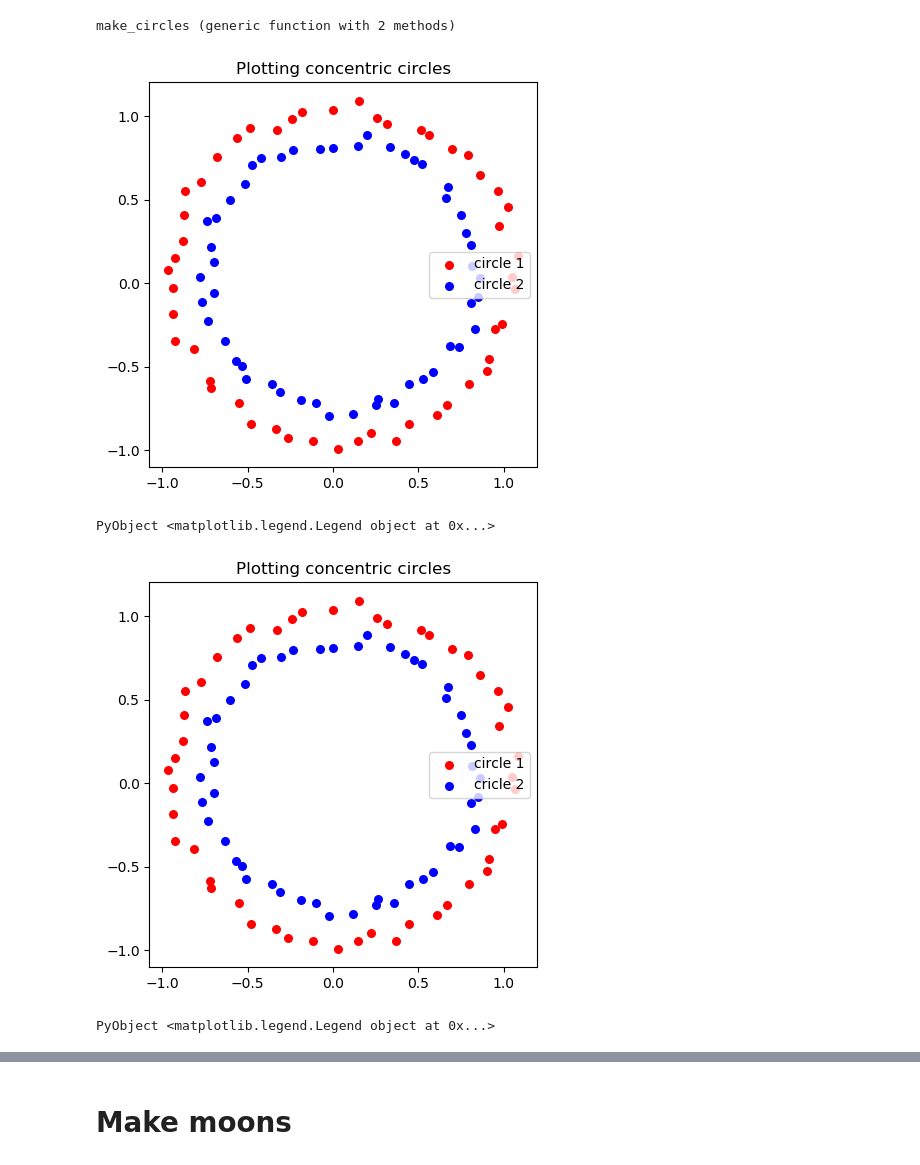
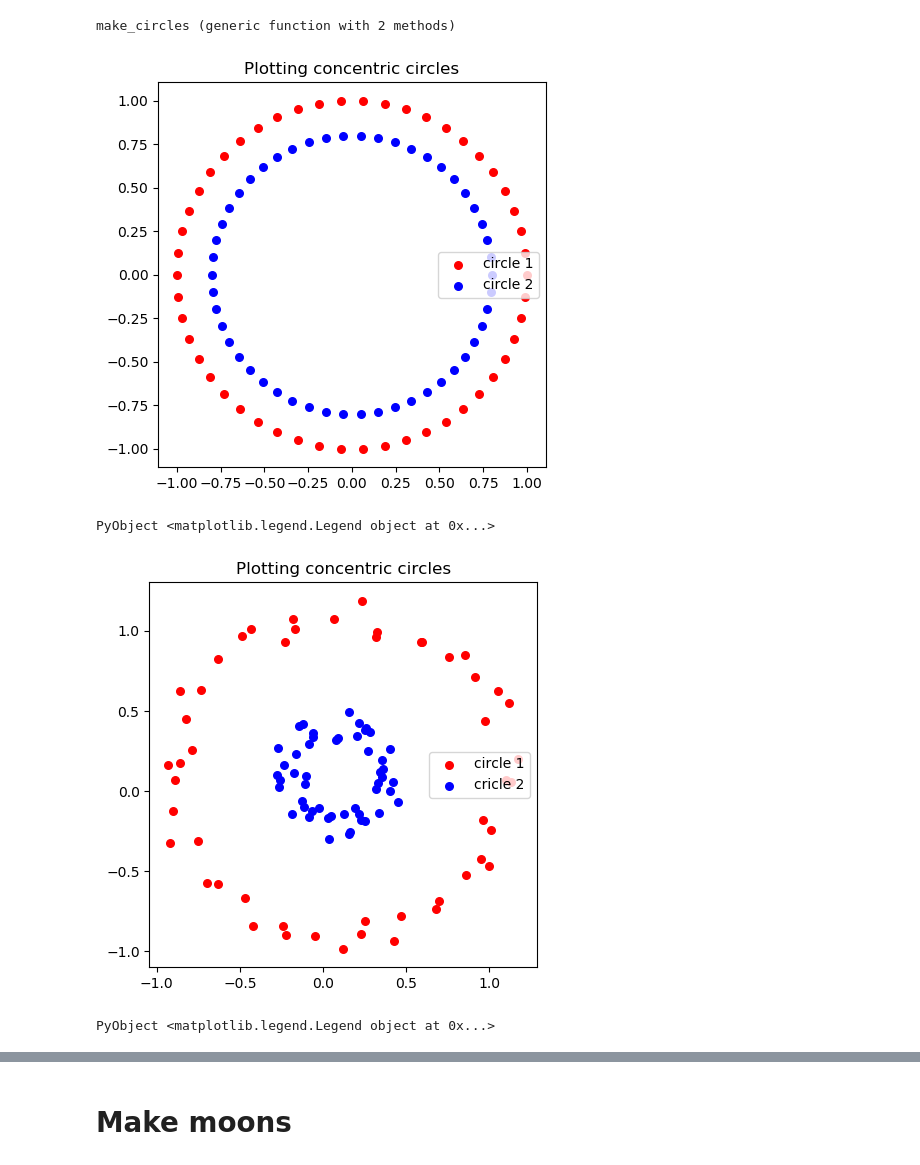
Before and after one commit to davidbp/MulticlassPerceptron.jl, a Jupyter notebook: notebooks/learning_tests.ipynb, the cells around one changed output, grey strips where cells are left out. Cells and saved outputs as stored; diff of their text form; code cells hidden in the pictures.

```diff
--- a/notebooks/learning_tests.ipynb
+++ b/notebooks/learning_tests.ipynb
@@ -13,6 +14,7 @@ normal_sample(n_features, mu, var) = mu .+ sqrt(var) .* randn(n_features)
 normal_sample (generic function with 1 method)
 # %%
 maxval = 10
+n_features = 2
 uniform_sample_in_zero_maxval(n_features, maxval)
 # %% [output]
 2-element Array{Float64,1}:
@@ -203,5 +197,5 @@ X,y = make_circles(100);
 # %%
-using PyPlot
+X,y = make_circles(100);
 
 X1 = X[y.==1,:]
 X2 = X[y.==2,:]
@@ -213,5 +207,5 @@ G = scatter(X2[:,1],X2[:,2],color="blue",  label = "circle 2", s = 30)
 legend(loc="right")
 #savefig("concentric_circles.pdf")
 # %% [output]
-[figure, old version]
+[figure, new version]
 PyObject <matplotlib.legend.Legend object at 0x...>
@@ -220,15 +212,15 @@ X,y = make_circles(100;noise=0.1);
 # %%
-using PyPlot
+X,y = make_circles(100;noise=0.2, factor= 0.3);
 
 X1 = X[y.==1,:]
 X2 = X[y.==2,:]
 
 fig = figure(figsize=(5,5))
 title("Plotting concentric circles")
 R = scatter(X1[:,1],X1[:,2],color="red",   label = "circle 1", s = 30)
 G = scatter(X2[:,1],X2[:,2],color="blue",  label = "cricle 2", s = 30)
 legend(loc="right")
 #savefig("concentric_circles.pdf")
 # %% [output]
-[figure, old version]
+[figure, new version]
 PyObject <matplotlib.legend.Legend object at 0x...>
```
Also changed, not shown: parts of 19 cells of this notebook.
